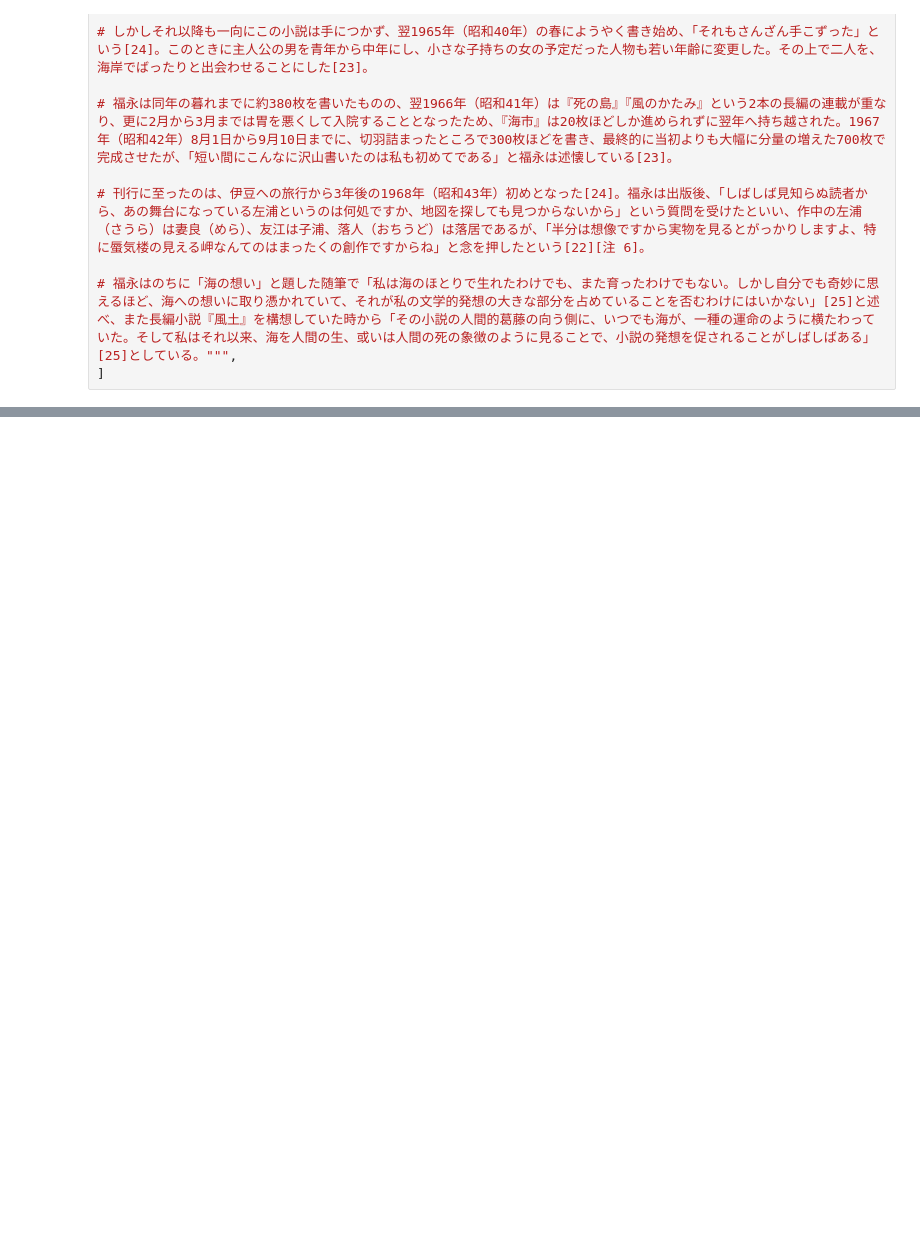
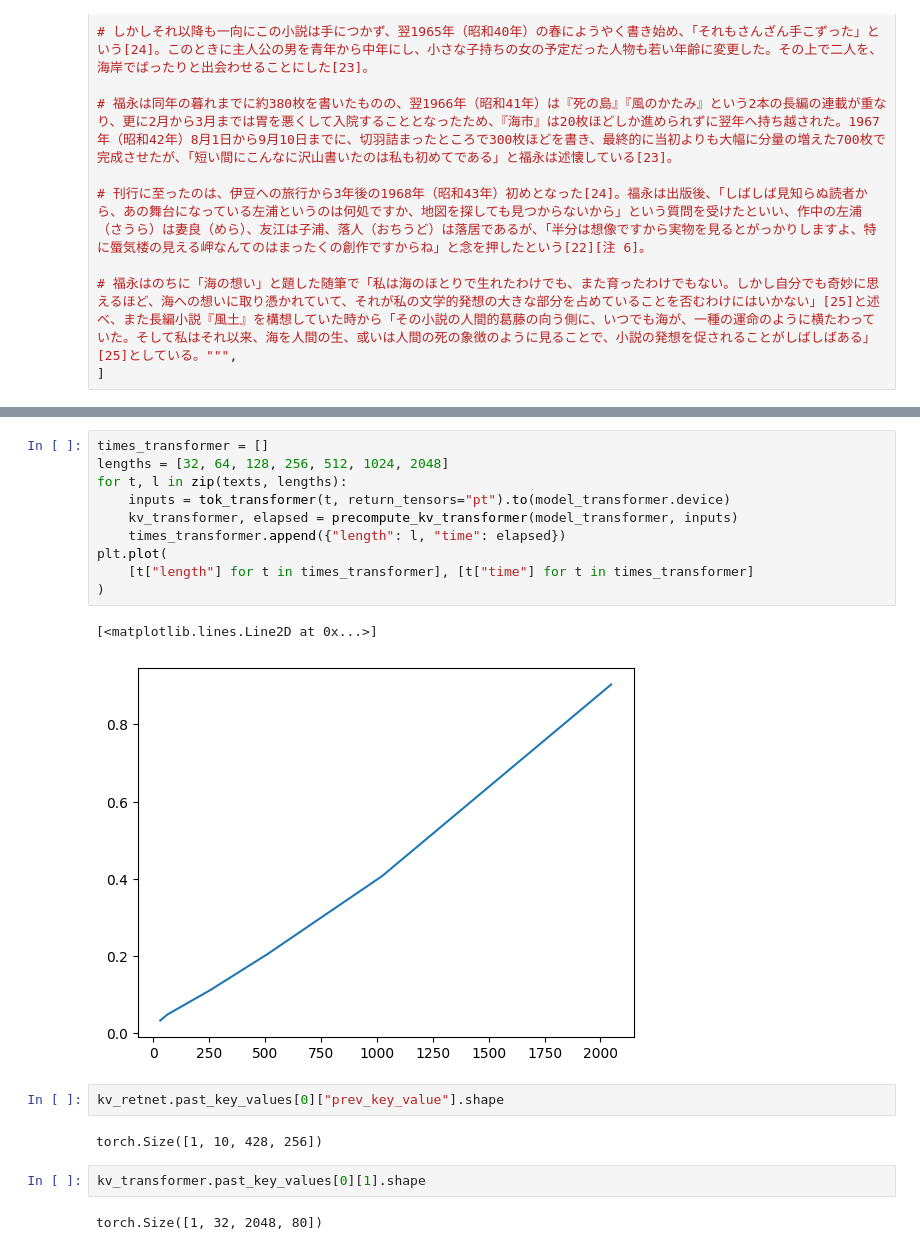
Before and after one commit to ksterx/RetNet, a Jupyter notebook: eval_speed.ipynb, the cells around one changed output, grey strips where cells are left out. Cells and saved outputs as stored; diff of their text form; blank space fills up the shorter version.

```diff
--- a/eval_speed.ipynb
+++ b/eval_speed.ipynb
@@ -205,0 +234,21 @@ precompute_kv_retnet(
+# %%
+times_transformer = []
+lengths = [32, 64, 128, 256, 512, 1024, 2048]
+for t, l in zip(texts, lengths):
+    inputs = tok_transformer(t, return_tensors="pt").to(model_transformer.device)
+    kv_transformer, elapsed = precompute_kv_transformer(model_transformer, inputs)
+    times_transformer.append({"length": l, "time": elapsed})
+plt.plot(
+    [t["length"] for t in times_transformer], [t["time"] for t in times_transformer]
+)
+# %% [output]
+[<matplotlib.lines.Line2D at 0x...>]
+[figure, added]
+# %%
+kv_retnet.past_key_values[0]["prev_key_value"].shape
+# %% [output]
+torch.Size([1, 10, 428, 256])
+# %%
+kv_transformer.past_key_values[0][1].shape
+# %% [output]
+torch.Size([1, 32, 2048, 80])
```
Also changed, not shown: parts of 9 cells of this notebook, 13 other files.
